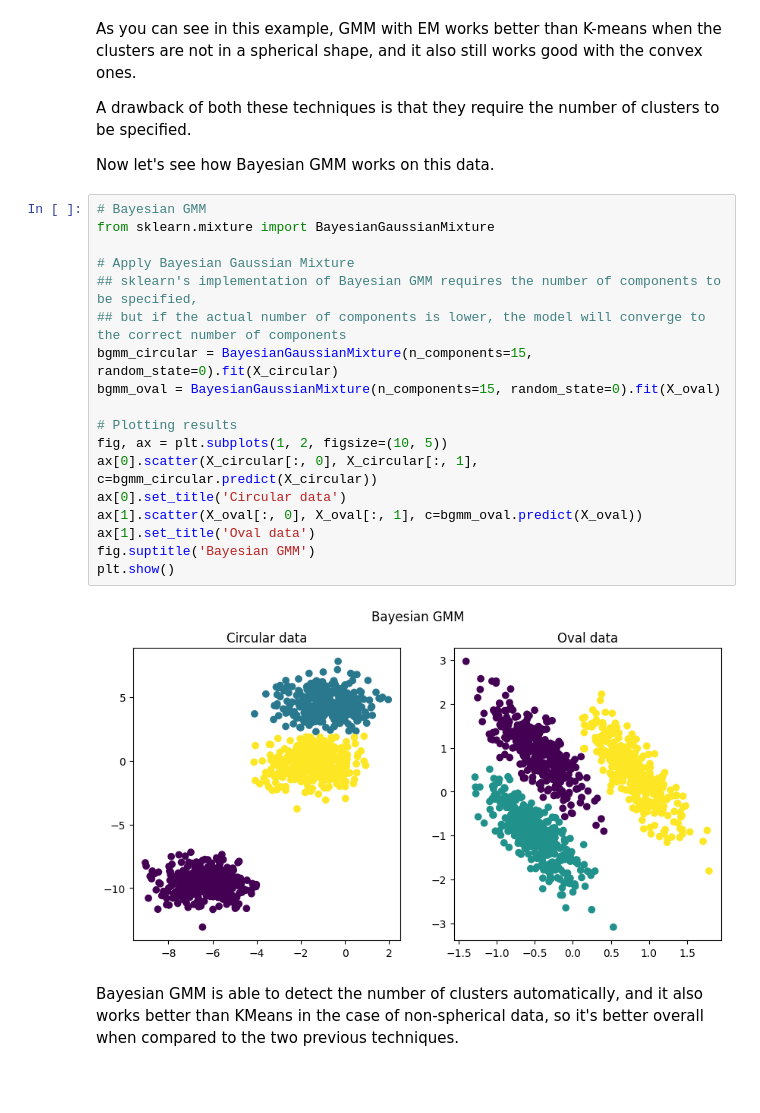
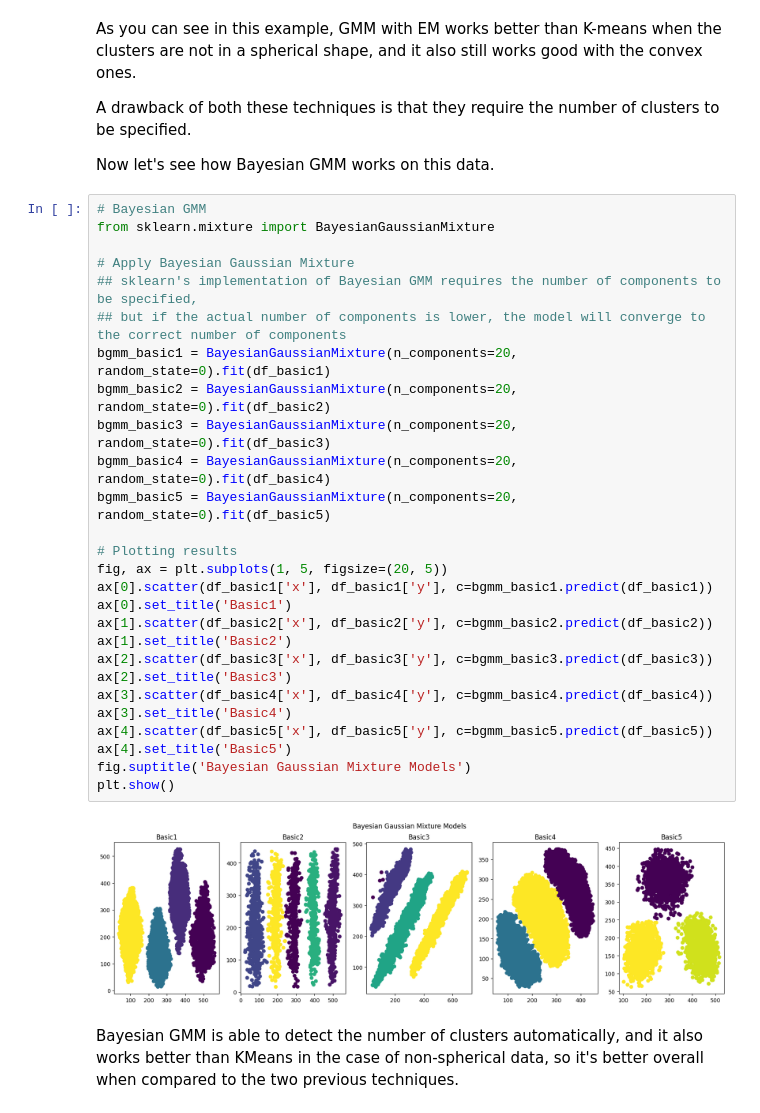
Before and after one commit to davidecapone/MixtureModelsClustering, a Jupyter notebook: notebooks/main.ipynb, the cells around one changed output. Drawn from its saved outputs; the diff is of its cells as text; blank space fills up the shorter version.

Commit message:
gmm/bgmm with some toy dataset

```diff
--- a/notebooks/main.ipynb
+++ b/notebooks/main.ipynb
@@ -73,23 +87,32 @@ Now let's see how Bayesian GMM works on this data.
 # %%
 # Bayesian GMM
 from sklearn.mixture import BayesianGaussianMixture
 
 # Apply Bayesian Gaussian Mixture
 ## sklearn's implementation of Bayesian GMM requires the number of components to be specified,
 ## but if the actual number of components is lower, the model will converge to the correct number of components
-bgmm_circular = BayesianGaussianMixture(n_components=15, random_state=0).fit(X_circular)
-bgmm_oval = BayesianGaussianMixture(n_components=15, random_state=0).fit(X_oval)
+bgmm_basic1 = BayesianGaussianMixture(n_components=20, random_state=0).fit(df_basic1)
+bgmm_basic2 = BayesianGaussianMixture(n_components=20, random_state=0).fit(df_basic2)
+bgmm_basic3 = BayesianGaussianMixture(n_components=20, random_state=0).fit(df_basic3)
+bgmm_basic4 = BayesianGaussianMixture(n_components=20, random_state=0).fit(df_basic4)
+bgmm_basic5 = BayesianGaussianMixture(n_components=20, random_state=0).fit(df_basic5)
 
 # Plotting results
-fig, ax = plt.subplots(1, 2, figsize=(10, 5))
-ax[0].scatter(X_circular[:, 0], X_circular[:, 1], c=bgmm_circular.predict(X_circular))
-ax[0].set_title('Circular data')
-ax[1].scatter(X_oval[:, 0], X_oval[:, 1], c=bgmm_oval.predict(X_oval))
-ax[1].set_title('Oval data')
-fig.suptitle('Bayesian GMM')
+fig, ax = plt.subplots(1, 5, figsize=(20, 5))
+ax[0].scatter(df_basic1['x'], df_basic1['y'], c=bgmm_basic1.predict(df_basic1))
+ax[0].set_title('Basic1')
+ax[1].scatter(df_basic2['x'], df_basic2['y'], c=bgmm_basic2.predict(df_basic2))
+ax[1].set_title('Basic2')
+ax[2].scatter(df_basic3['x'], df_basic3['y'], c=bgmm_basic3.predict(df_basic3))
+ax[2].set_title('Basic3')
+ax[3].scatter(df_basic4['x'], df_basic4['y'], c=bgmm_basic4.predict(df_basic4))
+ax[3].set_title('Basic4')
+ax[4].scatter(df_basic5['x'], df_basic5['y'], c=bgmm_basic5.predict(df_basic5))
+ax[4].set_title('Basic5')
+fig.suptitle('Bayesian Gaussian Mixture Models')
 plt.show()
 # %% [output]
-[figure, old version]
+[figure, new version]
 # %% [markdown]
 Bayesian GMM is able to detect the number of clusters automatically, and it also works better than KMeans in the case of non-spherical data, so it's better overall when compared to the two previous techniques.
 # %% [markdown]
```
Also changed, not shown: parts of 3 cells of this notebook.
